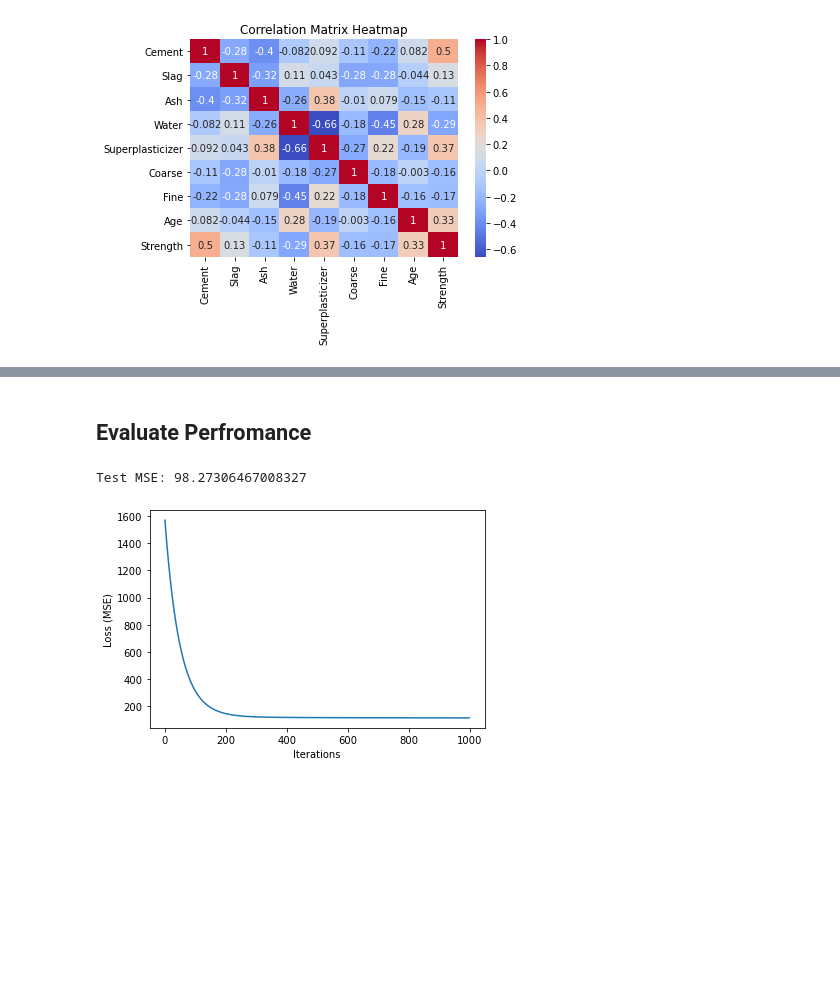
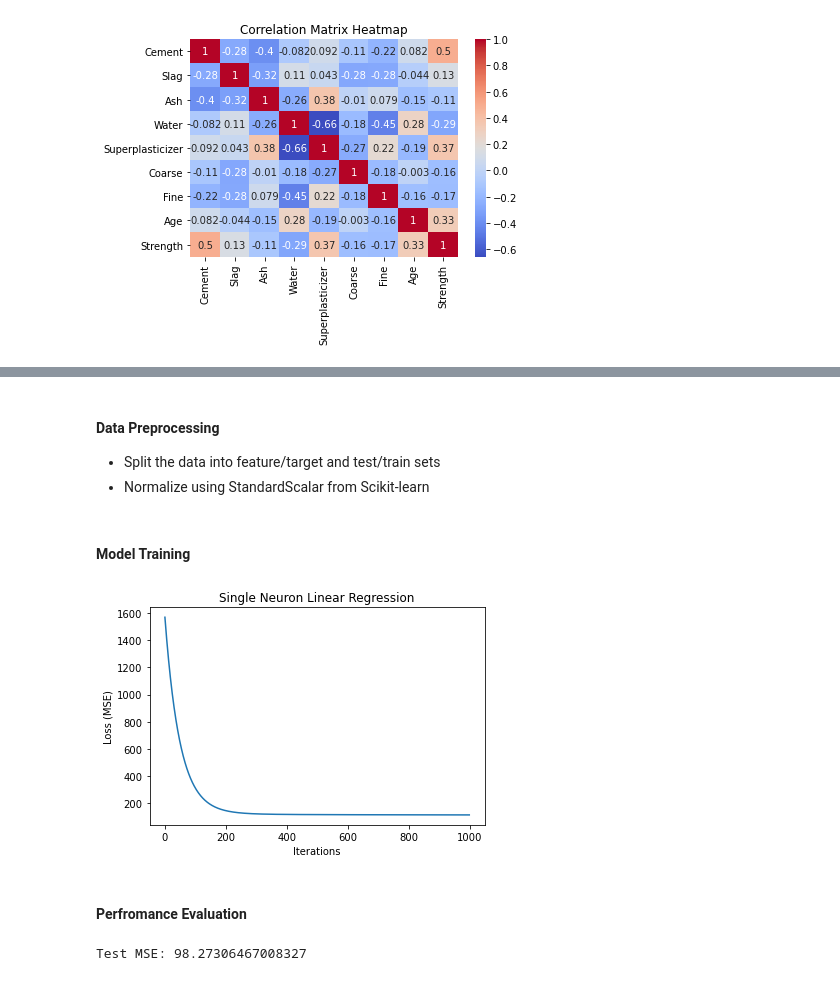
Before and after one commit to kashifliaqat/Data_Science_and_Machine-Learning, a Jupyter notebook: Supervised_Learning/3_Single_Neuron_Linear_Regression/regression.ipynb, the cells around one changed output, grey strips where cells are left out. Drawn from its saved outputs; the diff is of its cells as text; code cells hidden in the pictures; blank space fills up the shorter version.

Commit message:
Finalized Linear Reg

```diff
--- a/Supervised_Learning/3_Single_Neuron_Linear_Regression/regression.ipynb
+++ b/Supervised_Learning/3_Single_Neuron_Linear_Regression/regression.ipynb
@@ -74,4 +140,8 @@ class LinearRegression:
         return np.dot(X, self.weight)
+# %% [markdown]
+#### Data Preprocessing
+- Split the data into feature/target and test/train sets
+- Normalize using StandardScalar from Scikit-learn
 # %%
 #Split data into target (y) and features (X)
 X = df.iloc[:, :-1].values
@@ -93,5 +159,19 @@ model.fit(X_train, y_train, learning_rate = 0.01, epochs = 1000)
+# %% [markdown]
+#### Model Training
+# %%
+# Train model
+model = LinearRegression()
+model.fit(X_train, y_train, learning_rate = 0.01, epochs = 1000)
+# Plot training loss
+plt.plot(model.loss)
+plt.xlabel('Iterations')
+plt.ylabel('Loss (MSE)')
+plt.title('Single Neuron Linear Regression')
+plt.show()
+# %% [output]
+[figure, added]
 # %% [markdown]
-## Evaluate Perfromance
+#### Perfromance Evaluation
 # %%
 # Evaluate model
 y_pred = model.predict(X_test)
@@ -99,14 +180,6 @@ mse = np.mean((y_test - y_pred) ** 2)
 print("Test MSE:", mse)
 # %% [output]
 Test MSE: 98.27306467008327
-# %%
-# Plot loss
-plt.plot(model.loss)
-plt.xlabel('Iterations')
-plt.ylabel('Loss (MSE)')
-plt.show()
-# %% [output]
-[figure, removed]
 # %%
 # Plot actual vs predicted
 plt.scatter(y_test, y_pred)
```
Also changed, not shown: parts of 10 cells of this notebook.
